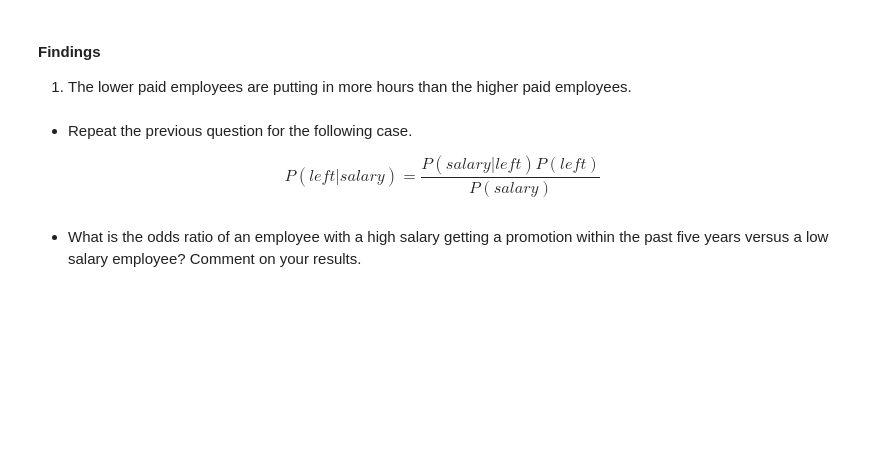
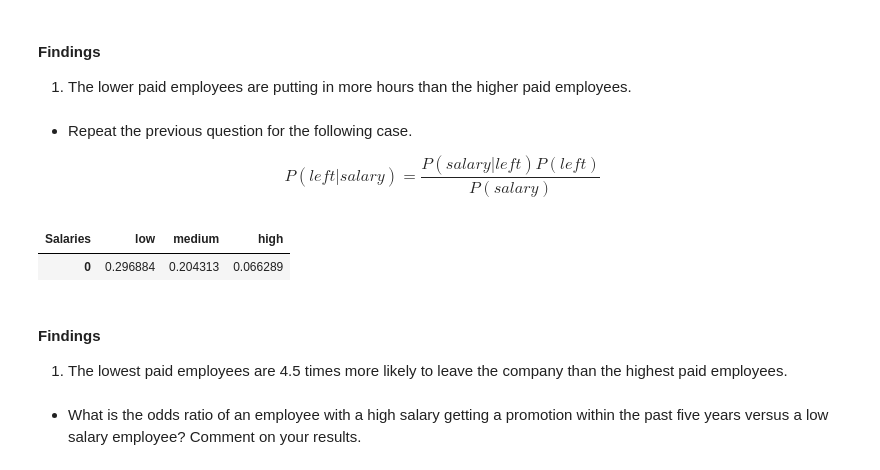
Before and after one commit to TimothyHelton/k2datascience, a Jupyter notebook: notebooks/HR_Exercise.ipynb, the cells around one changed output. Drawn from its saved outputs; the diff is of its cells as text; code cells hidden in the pictures; blank space fills up the shorter version.

```diff
--- a/notebooks/HR_Exercise.ipynb
+++ b/notebooks/HR_Exercise.ipynb
@@ -153,6 +153,14 @@ hr.calc_p_hours_salary()
 - Repeat the previous question for the following case.
 
 $$P(left \vert salary ) = \dfrac{P(salary \vert left) P(left)}{P(salary)}$$
+# %%
+hr.calc_p_left_salary()
+# %% [output]
+| Salaries | low | medium | high |
+| 0 | 0.296884 | 0.204313 | 0.066289 |
+# %% [markdown]
+#### Findings
+1. The lowest paid employees are 4.5 times more likely to leave the company than the highest paid employees.
 # %% [markdown]
 - What is the odds ratio of an employee with a high salary getting a promotion within the past five years versus a low salary employee?  Comment on your results.
 # %%
```
Also changed, not shown: parts of 4 cells of this notebook, 1 other file.
